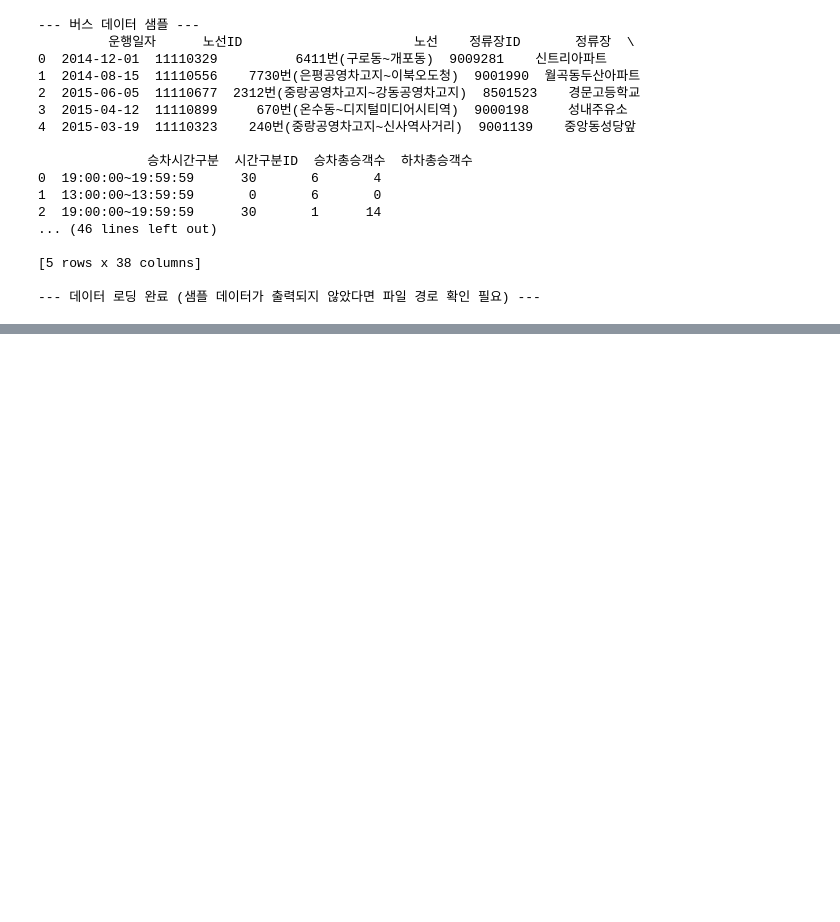
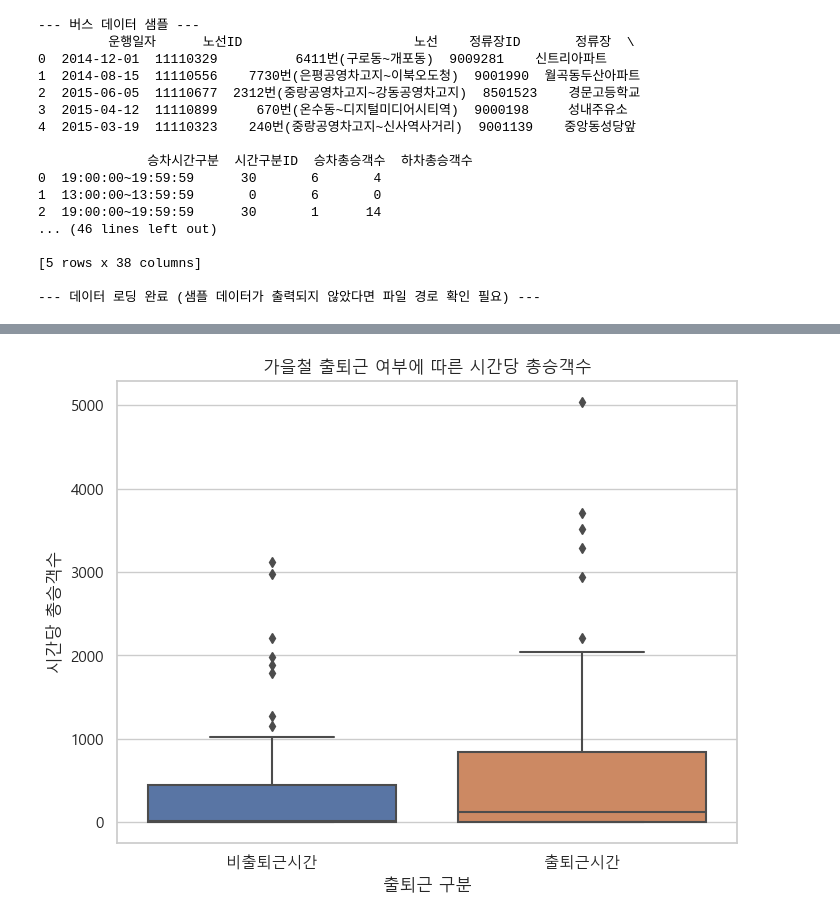
Before and after one commit to hannania7/Correlation-Analysis_toyproject, a Jupyter notebook: 데이터/코드/corr_toy.ipynb, the cells around one changed output, grey strips where cells are left out. Drawn from its saved outputs; the diff is of its cells as text; code cells hidden in the pictures; blank space fills up the shorter version.

```diff
--- a/데이터/코드/corr_toy.ipynb
+++ b/데이터/코드/corr_toy.ipynb
@@ -561,0 +665,79 @@ print("\n--- 프로젝트 결론 및 논의 ---")
+# %%
+# ## 6.3.2. T-검정에서 유의미한 차이를 보인 '출퇴근 여부'에 대한 계절별 단순 선형 회귀분석
+# ### (예: 가을철 출퇴근 여부가 총승객수에 미치는 영향)
+
+if 'final_df' not in globals() or final_df.empty:
+    print("분석할 최종 데이터(final_df)가 준비되지 않았습니다. 이전 단계를 먼저 실행해주세요.")
+else:
+    print("\n--- '출퇴근 여부'가 '총승객수'에 미치는 영향에 대한 계절별 회귀분석 ---")
+
+    # 분석 대상 계절 (T-검정에서 '총승객수' 차이가 유의미했던 계절)
+    target_season_for_commute_effect = '가을'
+
+    # 해당 계절 데이터 필터링
+    season_data_commute_reg = final_df[final_df['계절'] == target_season_for_commute_effect].copy()
+
+    if season_data_commute_reg.empty:
+        print(f"{target_season_for_commute_effect}철 데이터가 없어 회귀분석을 건너뜁니다.")
+    elif '총승객수' not in season_data_commute_reg.columns or '출퇴근구분' not in season_data_commute_reg.columns:
+        print(f"{target_season_for_commute_effect}철 데이터에 '총승객수' 또는 '출퇴근구분' 컬럼이 없어 회귀분석을 건너뜁니다.")
+    elif len(season_data_commute_reg.dropna(subset=['총승객수', '출퇴근구분'])) < 20: # 최소 샘플 수
+        print(f"{target_season_for_commute_effect}철 데이터가 부족하여 회귀분석을 건너뜁니다.")
+    else:
+        # '출퇴근구분'을 더미 변수(0 또는 1)로 변환 (예: '비출퇴근시간' = 0, '출퇴근시간' = 1)
+        # statsmodels의 C()를 사용하면 자동으로 더미 변수화 되므로, 여기서는 컬럼명만 영어로 변경
+        season_data_commute_reg.rename(columns={
+            '총승객수': 'passengers',
+            '출퇴근구분': 'commute_status' # formula에서 C(commute_status)로 사용
+        }, inplace=True)
+
+        print(f"\n--- {target_season_for_commute_effect}: passengers ~ C(commute_status) (단순 선형 회귀) ---")
+        try:
+            # C(commute_status)는 commute_status를 범주형 변수로 처리하라는 의미
+            # 비출퇴근시간이 보통 알파벳 순서상 먼저 오므로 기준(0)이 되고, 출퇴근시간이 비교대상(1)이 됨
+            formula = 'passengers ~ C(commute_status)'
+            model_commute_effect = smf.ols(formula=formula, data=season_data_commute_reg).fit()
+            print(model_commute_effect.summary())
+
+            # 회귀계수 및 관련 통계량 추출
+            # statsmodels는 C(범주형변수)[T.카테고리명] 형태로 계수 이름을 만듭니다.
+            # 예를 들어 'commute_status'의 값이 '출퇴근시간', '비출퇴근시간'이고 '비출퇴근시간'이 기준이면,
+            # 계수 이름은 'C(commute_status)[T.출퇴근시간]'이 됩니다.
+
+            # 실제 더미 변수화된 컬럼 이름 찾기 (기준이 아닌 카테고리)
+            dummy_col_name = [col for col in model_commute_effect.params.index if 'C(commute_status)[T.' in col]
+
+            if dummy_col_name:
+                coef_commute = model_commute_effect.params[dummy_col_name[0]]
+                p_val_coef_commute = model_commute_effect.pvalues[dummy_col_name[0]]
+                base_category = "비출퇴근시간" # (commute_status의 값 중 알파벳 순으로 빠른 것이 보통 기준이 됨)
+                comparison_category = dummy_col_name[0].split("T.")[1][:-1] # 예: '출퇴근시간'
+
+                print(f"\n* 해석 ({target_season_for_commute_effect} - 출퇴근 여부):")
+                print(f"  '{base_category}' 대비 '{comparison_category}'일 때,")
+                print(f"  시간당 평균 총승객수는 약 {coef_commute:.2f}명 더 많거나 적습니다(변화합니다).")
+                print(f"  이 차이의 통계적 유의성 (p-value): {p_val_coef_commute:.4f}")
+                print(f"  모델 설명력 (R-squared): {model_commute_effect.rsquared:.3f}")
+                if p_val_coef_commute >= 0.05:
+                    print(f"  주의: '출퇴근 여부' 변수의 p-value가 0.05 이상이므로, 이 회귀계수는 통계적으로 유의미하다고 보기 어렵습니다.")
+                else: # p-value < 0.05 인 경우
+                    if coef_commute > 0:
+                        print(f"  즉, {target_season_for_commute_effect}철에는 비출퇴근 시간보다 출퇴근 시간에 시간당 평균 약 {coef_commute:.2f}명의 승객이 더 많습니다.")
+                    else:
+                        print(f"  즉, {target_season_for_commute_effect}철에는 비출퇴근 시간보다 출퇴근 시간에 시간당 평균 약 {abs(coef_commute):.2f}명의 승객이 더 적습니다.")
+
+                # 시각화 (Boxplot 또는 Barplot이 더 적절할 수 있음)
+                plt.figure(figsize=(8,6))
+                sns.boxplot(x='commute_status', y='passengers', data=season_data_commute_reg, order=['비출퇴근시간', '출퇴근시간'])
+                # sns.barplot(x='commute_status', y='passengers', data=season_data_commute_reg, estimator=np.mean, order=['비출퇴근시간', '출퇴근시간'])
+                plt.title(f'{target_season_for_commute_effect}철 출퇴근 여부에 따른 시간당 총승객수')
+                plt.xlabel('출퇴근 구분')
+                plt.ylabel('시간당 총승객수')
+                plt.show()
+            else:
+                print("회귀분석 결과에서 '출퇴근 여부' 관련 계수를 찾을 수 없습니다. commute_status 컬럼의 값을 확인해주세요.")
+
+        except Exception as e:
+            print(f"{target_season_for_commute_effect}철 '출퇴근 여부' 회귀 분석 중 오류 발생: {e}")
+            print("  'commute_status' 컬럼의 고유값(unique values)과 데이터 타입을 확인해주세요. (예: '출퇴근시간', '비출퇴근시간')")
+# %% [output]
@@ -561,0 +761 @@ print("\n--- 프로젝트 결론 및 논의 ---")
+[figure, added]
```
Also changed, not shown: parts of 9 cells of this notebook.
